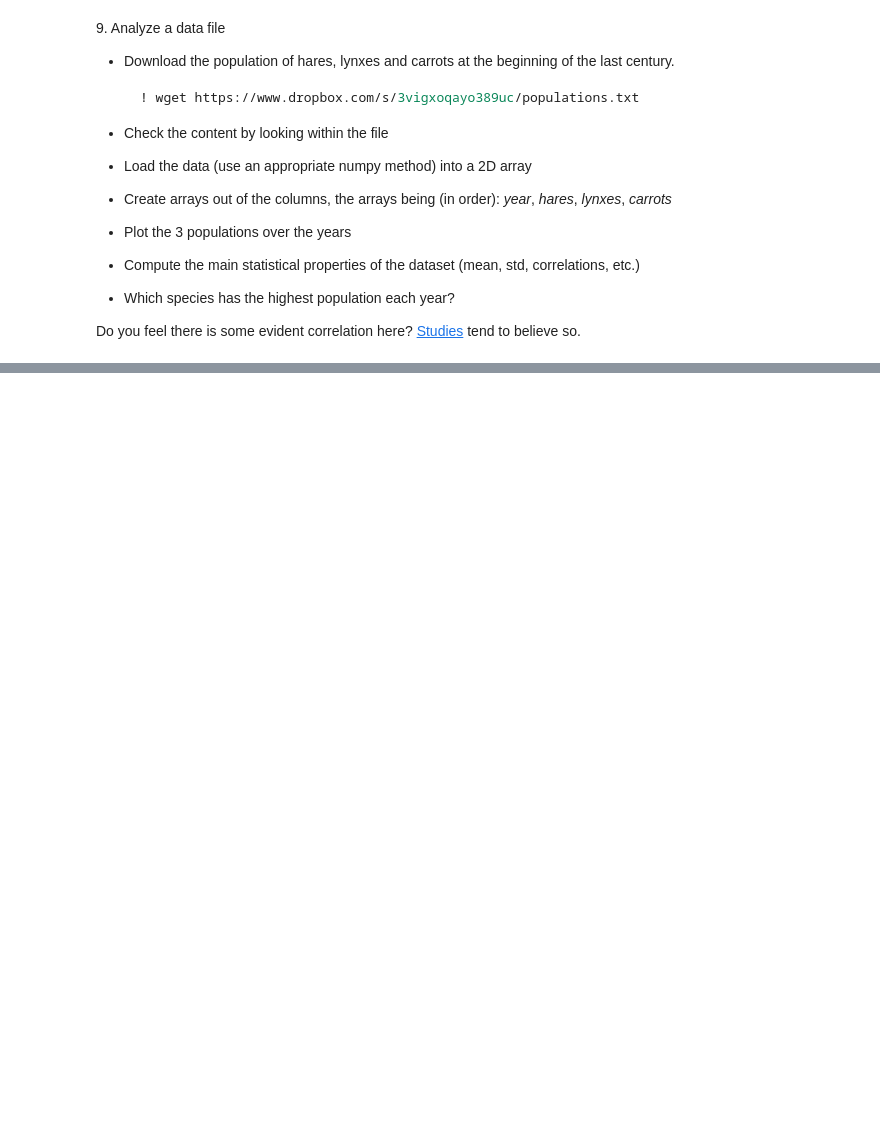
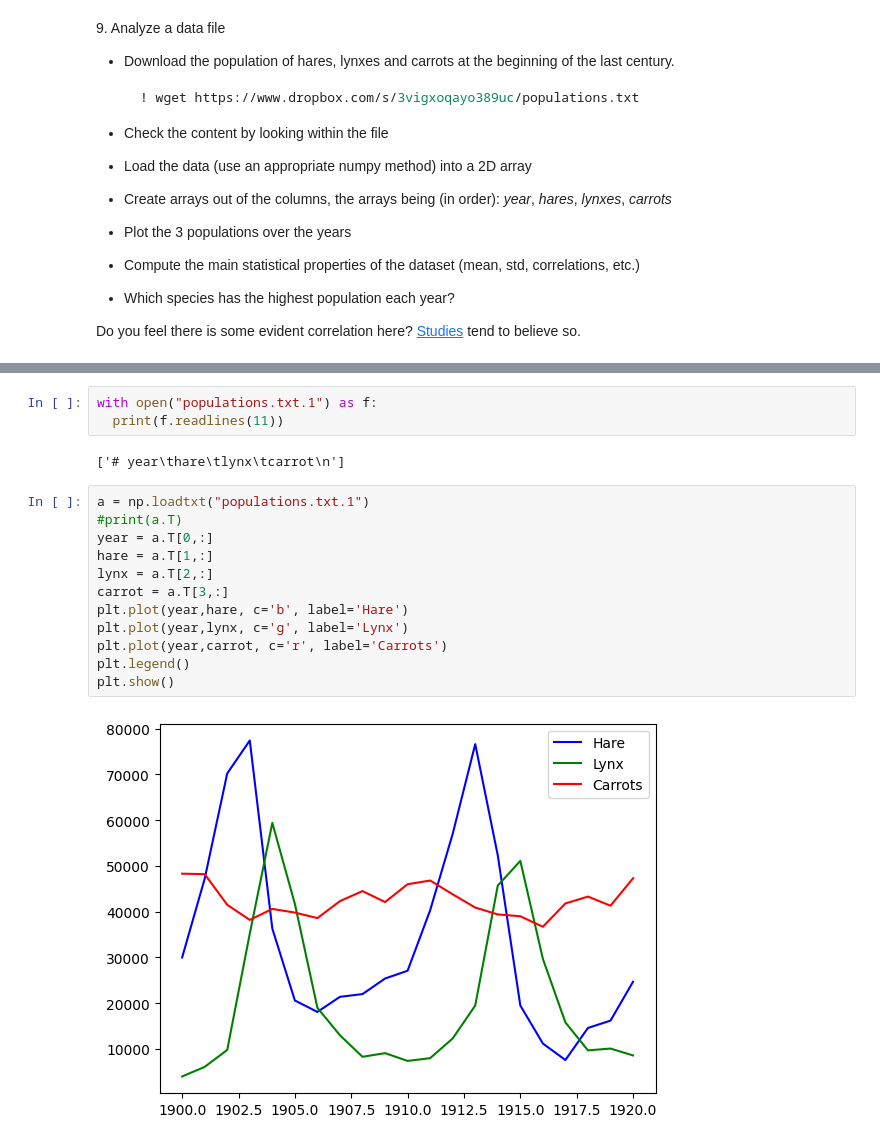
Before and after one commit to PhyAMR/LaboratoryOfComputationalPhysics_Y8, a Jupyter notebook: 04ex_Numpy.ipynb, the cells around one changed output, grey strips where cells are left out. Drawn from its saved outputs; the diff is of its cells as text; blank space fills up the shorter version.

```diff
--- a/04ex_Numpy.ipynb
+++ b/04ex_Numpy.ipynb
@@ -207,0 +283,19 @@ generate_positive_samples(2,1)
+# %%
+with open("populations.txt.1") as f:
+  print(f.readlines(11))
+# %% [output]
+['# year\thare\tlynx\tcarrot\n']
+# %%
+a = np.loadtxt("populations.txt.1")
+#print(a.T)
+year = a.T[0,:]
+hare = a.T[1,:]
+lynx = a.T[2,:]
+carrot = a.T[3,:]
+plt.plot(year,hare, c='b', label='Hare')
+plt.plot(year,lynx, c='g', label='Lynx')
+plt.plot(year,carrot, c='r', label='Carrots')
+plt.legend()
+plt.show()
+# %% [output]
+[figure, added]
```
Also changed, not shown: parts of 10 cells of this notebook, 11 other files.
